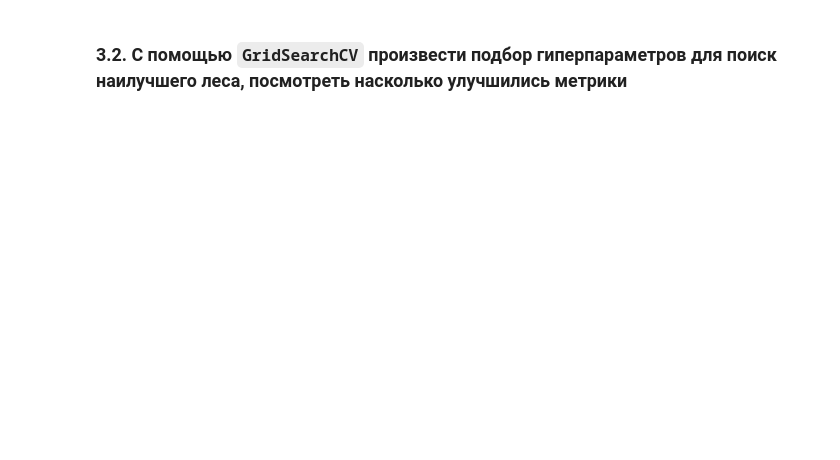
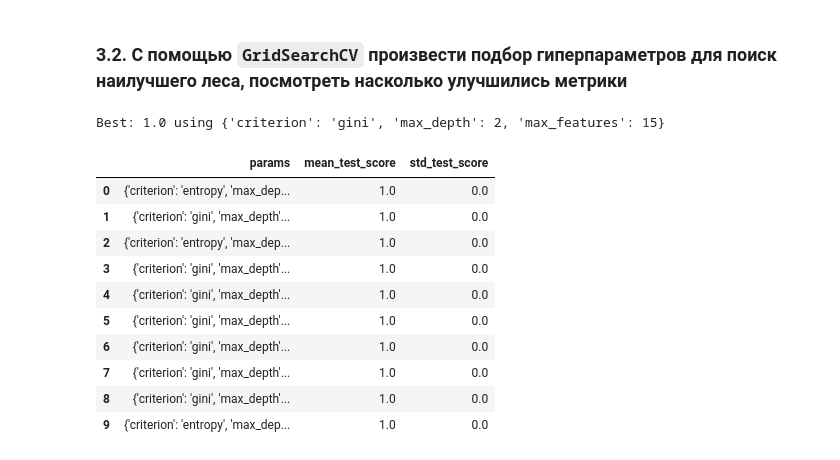
Before and after one commit to DiBoS290699/DataAnalysisTools, a Jupyter notebook: Lab4_Trees/lab_4_trees_6133_Borisov.ipynb, the cells around one changed output. Drawn from its saved outputs; the diff is of its cells as text; code cells hidden in the pictures; blank space fills up the shorter version.

```diff
--- a/Lab4_Trees/lab_4_trees_6133_Borisov.ipynb
+++ b/Lab4_Trees/lab_4_trees_6133_Borisov.ipynb
@@ -358,2 +418,26 @@ feature_importances.sort_values(by='Features', ascending=False).head(3)
 # %% [markdown]
 ### 3.2. С помощью `GridSearchCV` произвести подбор гиперпараметров для поиск наилучшего леса, посмотреть насколько улучшились метрики
+# %%
+# Словарь гиперпараметров для случайного леса
+forest_parameters = {
+    'max_depth': range(2, 8),
+    'max_features': range(2, len(data.columns)),
+    'criterion': ['gini', 'entropy']
+}
+# %%
+# Поиск оптимальных гиперпараметров для случайного леса
+forest_grid, forest_results = report_grid(RandomForestClassifier(), forest_parameters, Xtrain, Ytrain, sort_by_score=True)
+forest_results.head(10)
+# %% [output]
+Best: 1.0 using {'criterion': 'gini', 'max_depth': 2, 'max_features': 15}
+|  | params | mean_test_score | std_test_score |
+| 0 | {'criterion': 'entropy', 'max_dep... | 1.0 | 0.0 |
+| 1 | {'criterion': 'gini', 'max_depth'... | 1.0 | 0.0 |
+| 2 | {'criterion': 'entropy', 'max_dep... | 1.0 | 0.0 |
+| 3 | {'criterion': 'gini', 'max_depth'... | 1.0 | 0.0 |
+| 4 | {'criterion': 'gini', 'max_depth'... | 1.0 | 0.0 |
+| 5 | {'criterion': 'gini', 'max_depth'... | 1.0 | 0.0 |
+| 6 | {'criterion': 'gini', 'max_depth'... | 1.0 | 0.0 |
+| 7 | {'criterion': 'gini', 'max_depth'... | 1.0 | 0.0 |
+| 8 | {'criterion': 'gini', 'max_depth'... | 1.0 | 0.0 |
+| 9 | {'criterion': 'entropy', 'max_dep... | 1.0 | 0.0 |
```
Also changed, not shown: parts of 35 cells of this notebook.
